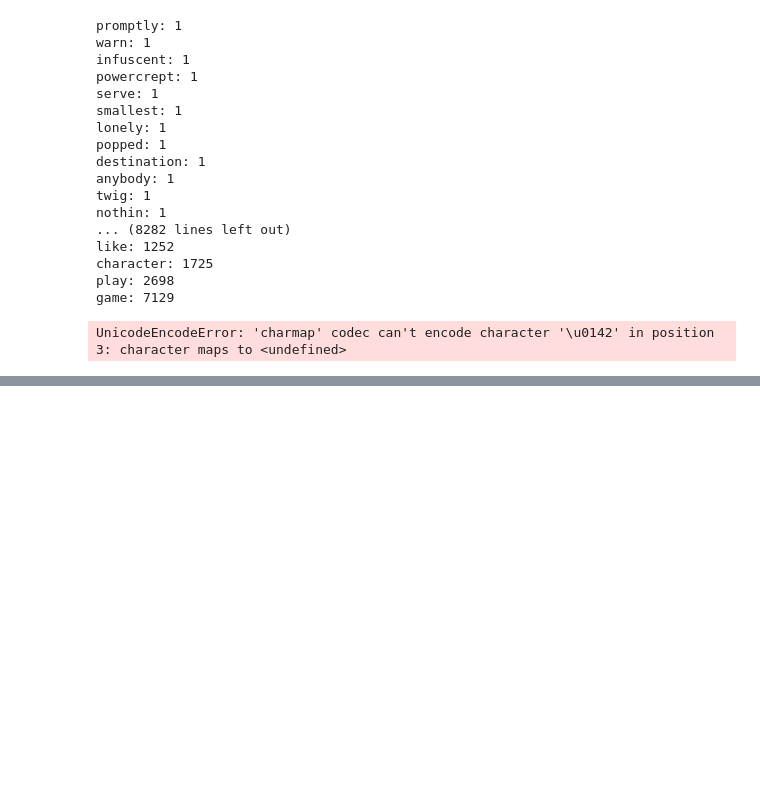
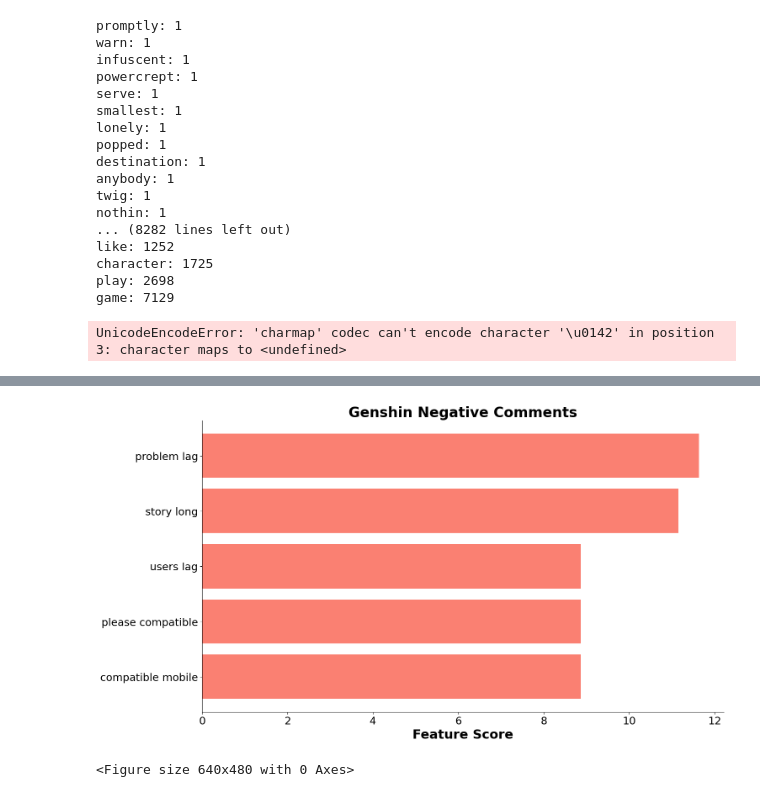
Before and after one commit to Pandalmation/GenshinDeepLearning, a Jupyter notebook: sentimental_model.ipynb, the cells around one changed output, grey strips where cells are left out. Saved outputs shown, nothing was run; the diff lists cells and outputs as text; code cells hidden in the pictures; blank space fills up the shorter version.

```diff
--- a/sentimental_model.ipynb
+++ b/sentimental_model.ipynb
@@ -181,40 +293,43 @@ pos_sentiment = df[echo_vader['compound'] > 0]
 # %%
 from sklearn.feature_selection import chi2
 
-tfidf_n = TfidfVectorizer(ngram_range=(1, 1))
+tfidf_n = TfidfVectorizer(ngram_range=(2, 2))
 X_tfidf_n = tfidf_n.fit_transform(neg_sentiment['content'])
 y_n = neg_sentiment['score']
 chi2score_n = chi2(X_tfidf_n, y_n)[0]
 # %%
 feature_names = tfidf_n.get_feature_names_out()
 scores = list(zip(feature_names, chi2score_n))
 chi2_n = sorted(scores, key=lambda x: x[1])
-topchi2_n = list(zip(*chi2_n[-10:]))
+topchi2_n = list(zip(*chi2_n[-5:]))
 x_n=range(len(topchi2_n[1]))
 
 fig, ax = plt.subplots(figsize=(16,9))
 ax.barh(x_n, topchi2_n[1], align='center', alpha=1, color='salmon')
 
 plt.title('Genshin Negative Comments', fontsize=24, weight='bold')
 
 # x-axis
 plt.xlabel("Feature Score", fontsize=22, weight='bold')
 plt.xticks(fontsize=18)
 
 #y-axis
 labels = topchi2_n[0]
 plt.yticks(x_n, labels, fontsize=18)
 
 ax.spines['right'].set_visible(False)
 ax.spines['top'].set_visible(False)
 ax.spines['bottom'].set_visible(True)
 ax.spines['left'].set_visible(True)
 
 fig = plt.gcf()
 plt.show()
 plt.draw()
 
 # fig.savefig('negative.jpg')
+# %% [output]
+[figure, added]
+<Figure size 640x480 with 0 Axes>
 # %%
 tfidf = TfidfVectorizer(ngram_range=(1, 1))
 X_tfidf = tfidf.fit_transform(pos_sentiment['content'])
```
Also changed, not shown: parts of 10 cells of this notebook.
